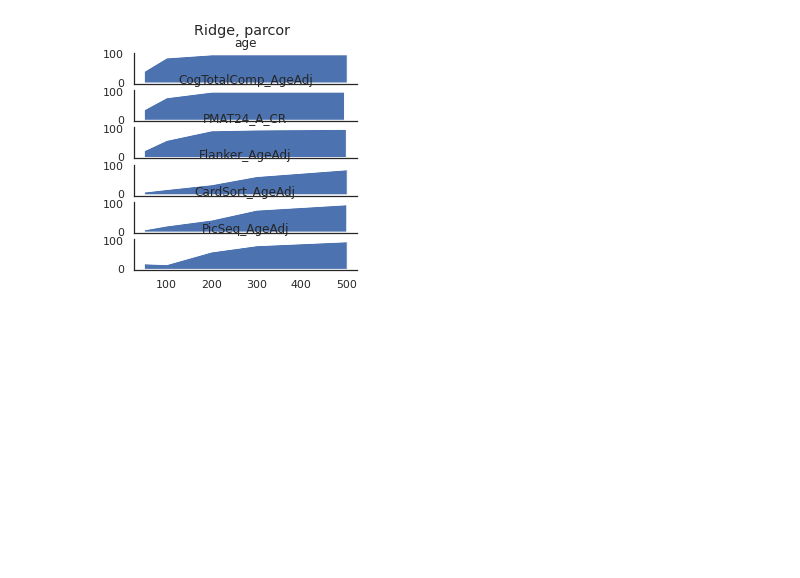
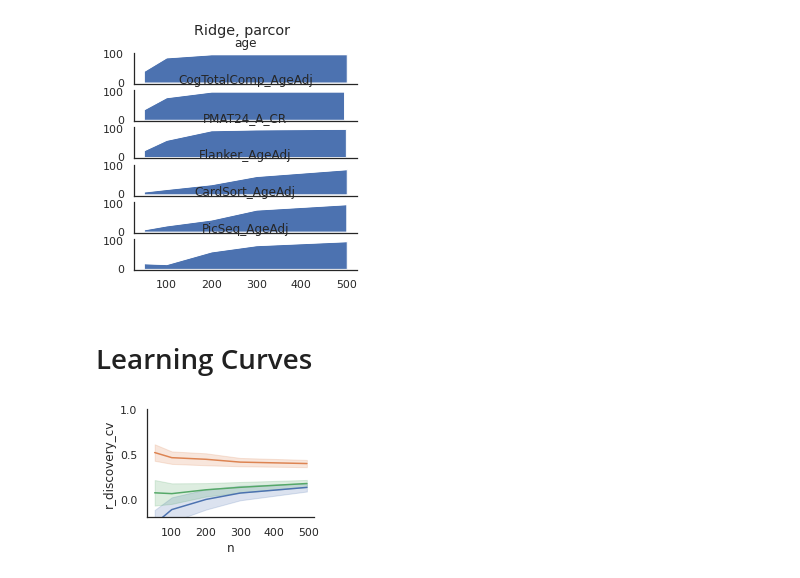
Before and after one commit to spisakt/BWAS_comment, a Jupyter notebook: plot_results.ipynb, the cells around one changed output. Saved outputs shown, nothing was run; the diff lists cells and outputs as text; code cells hidden in the pictures; blank space fills up the shorter version.

Commit message:
learning curves added

```diff
--- a/plot_results.ipynb
+++ b/plot_results.ipynb
@@ -404,3 +404,23 @@ for i_target, target in enumerate(['age', 'CogTotalComp_AgeAdj', 'PMAT24_A_CR',
 43.0
 62.0
 [figure]
+# %% [markdown]
+# Learning Curves
+# %%
+def plot_learning_curve(target, feature, df, filetag=None):
+    sns.set(rc={"figure.figsize":(3, 2)})
+    sns.set_style("white")
+    tmp = df.loc[(df.target==target) & (df.connectivity==feature)]
+
+    sns.lineplot(x='n', y='r_discovery_cv', data=tmp, ci="sd")
+    sns.lineplot(x='n', y='r_discovery_overfit', data=tmp, ci="sd")
+    sns.lineplot(x='n', y='r_replication', data=tmp, ci="sd")
+    plt.ylim((-0.2, 1.01))
+    sns.despine()
+    if filetag:
+        plt.savefig('fig/learning_curve_' + target + '_' + feature + '_' + filetag + '.pdf')
+# %%
+df = pd.read_csv('res_PCA_SVR.csv')
+plot_learning_curve(target='CogTotalComp_AgeAdj', feature='netmats_pearson', df=df, filetag='pca-svr')
+# %% [output]
+[figure, added]
```
Also changed, not shown: parts of 3 cells of this notebook, 7 other files.
